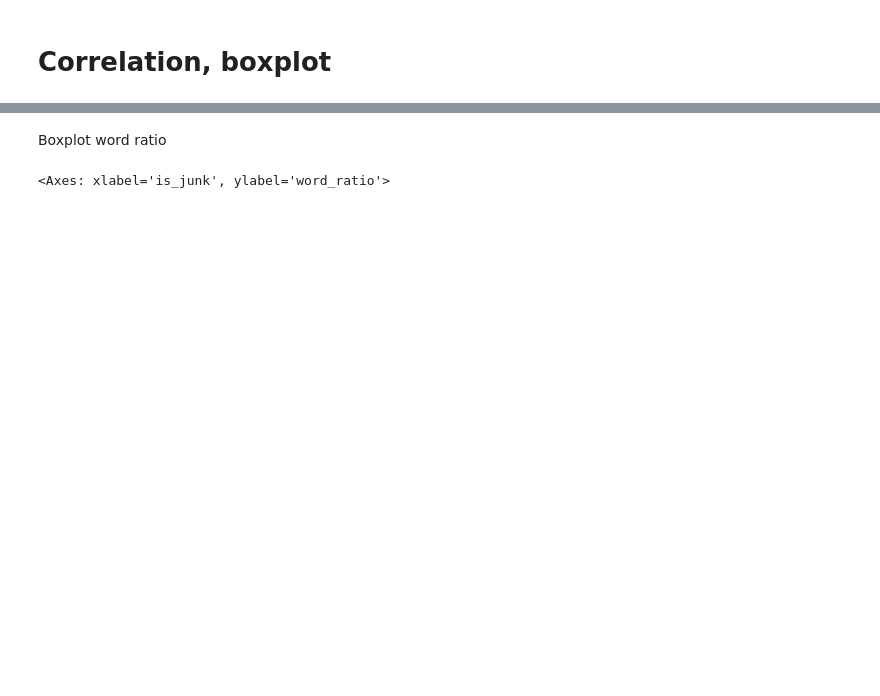
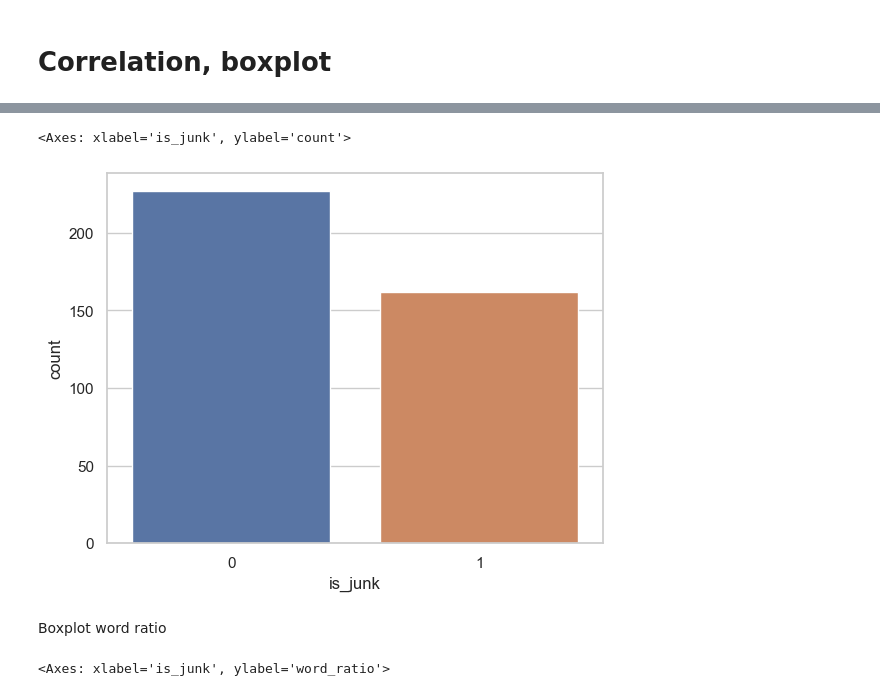
Before and after one commit to atekiouk/Sujet_2, a Jupyter notebook: Notebooks/Junk_post_detection.ipynb, the cells around one changed output, grey strips where cells are left out. Saved outputs shown, nothing was run; the diff lists cells and outputs as text; code cells hidden in the pictures; blank space fills up the shorter version.

```diff
--- a/Notebooks/Junk_post_detection.ipynb
+++ b/Notebooks/Junk_post_detection.ipynb
@@ -289,3 +227,8 @@ plt.show()
+# %%
+sns.countplot(x=chanel_all_features["is_junk"])
+# %% [output]
+<Axes: xlabel='is_junk', ylabel='count'>
+[figure, added]
 # %% [markdown]
 Boxplot word ratio
 # %%
```
Also changed, not shown: parts of 45 cells of this notebook, 2 other files.
